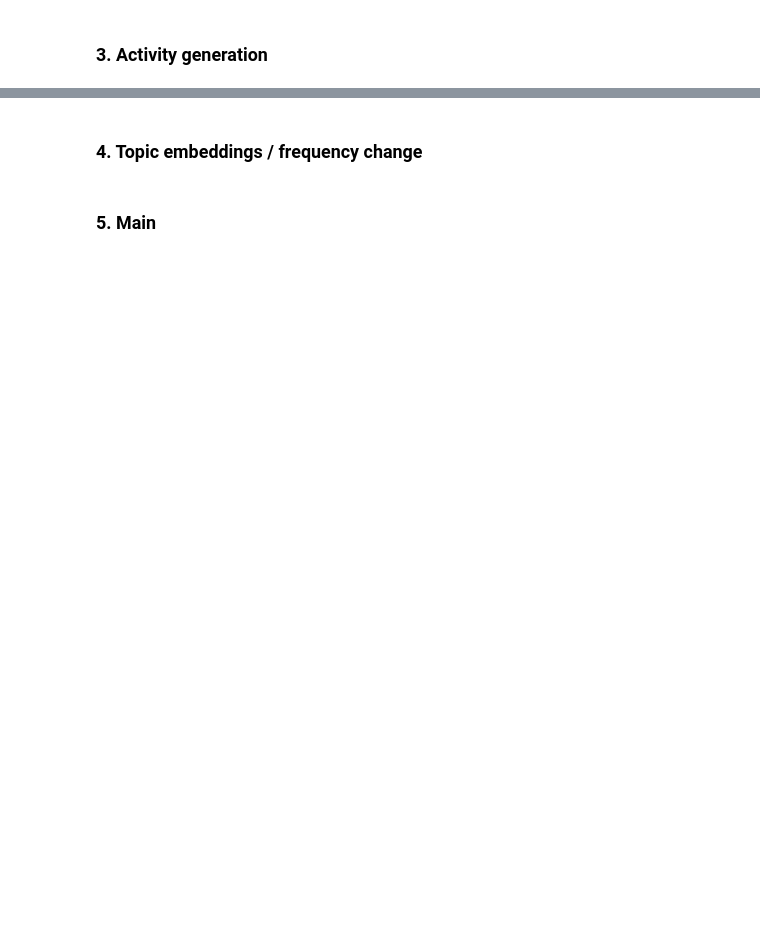
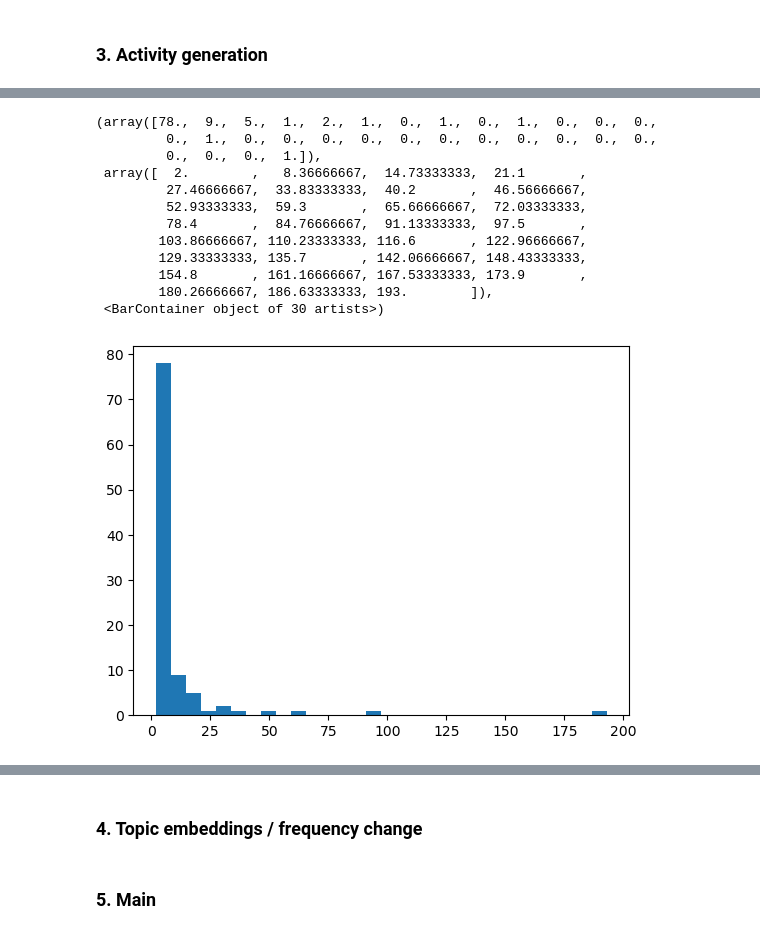
Before and after one commit to nokpil/collmind, a Jupyter notebook: collmind/model.ipynb, the cells around one changed output, grey strips where cells are left out. Drawn from its saved outputs; the diff is of its cells as text; code cells hidden in the pictures; blank space fills up the shorter version.

```diff
--- a/collmind/model.ipynb
+++ b/collmind/model.ipynb
@@ -210,0 +244,16 @@ for i, community in enumerate(community_list):
+# %%
+plt.hist(general.frequency, bins=30)
+# %% [output]
+(array([78.,  9.,  5.,  1.,  2.,  1.,  0.,  1.,  0.,  1.,  0.,  0.,  0.,
+         0.,  1.,  0.,  0.,  0.,  0.,  0.,  0.,  0.,  0.,  0.,  0.,  0.,
+         0.,  0.,  0.,  1.]),
+ array([  2.        ,   8.36666667,  14.73333333,  21.1       ,
+         27.46666667,  33.83333333,  40.2       ,  46.56666667,
+         52.93333333,  59.3       ,  65.66666667,  72.03333333,
+         78.4       ,  84.76666667,  91.13333333,  97.5       ,
+        103.86666667, 110.23333333, 116.6       , 122.96666667,
+        129.33333333, 135.7       , 142.06666667, 148.43333333,
+        154.8       , 161.16666667, 167.53333333, 173.9       ,
+        180.26666667, 186.63333333, 193.        ]),
+ <BarContainer object of 30 artists>)
+[figure, added]
```
Also changed, not shown: parts of 20 cells of this notebook, 16 other files.
